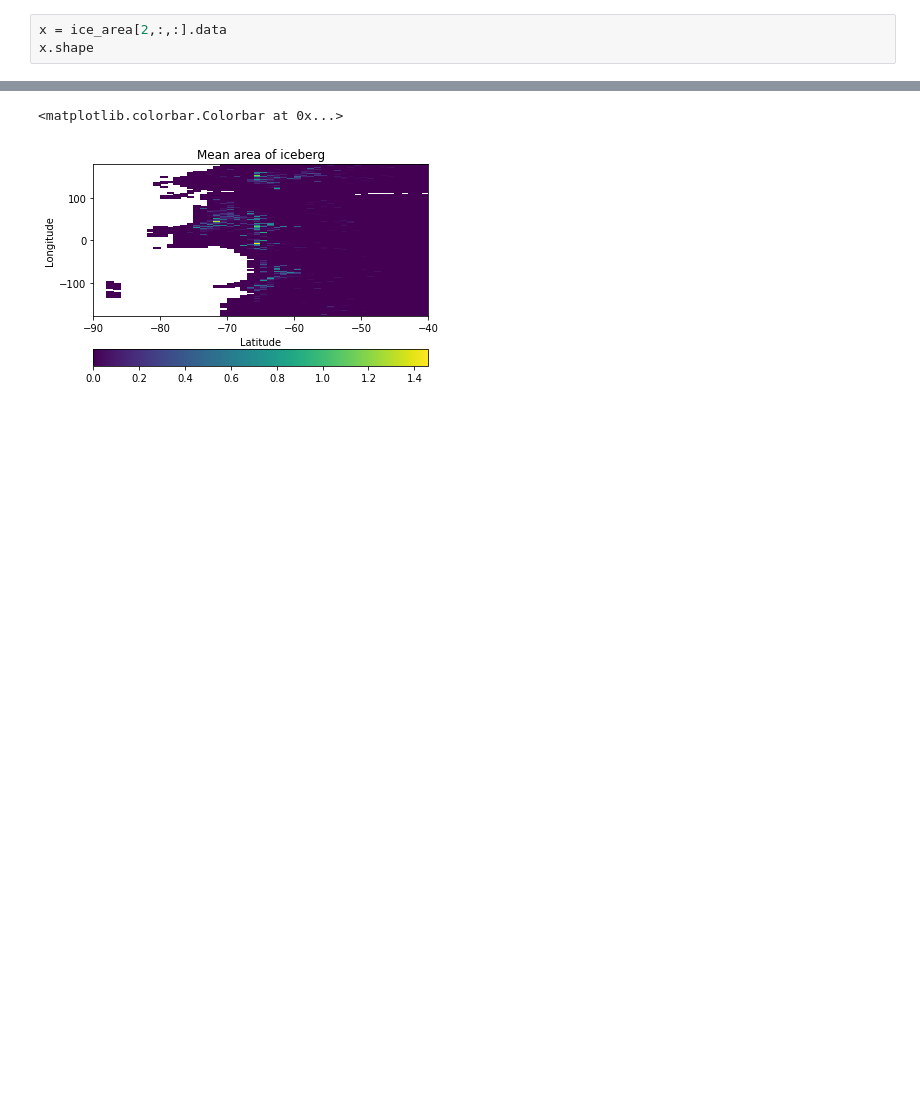
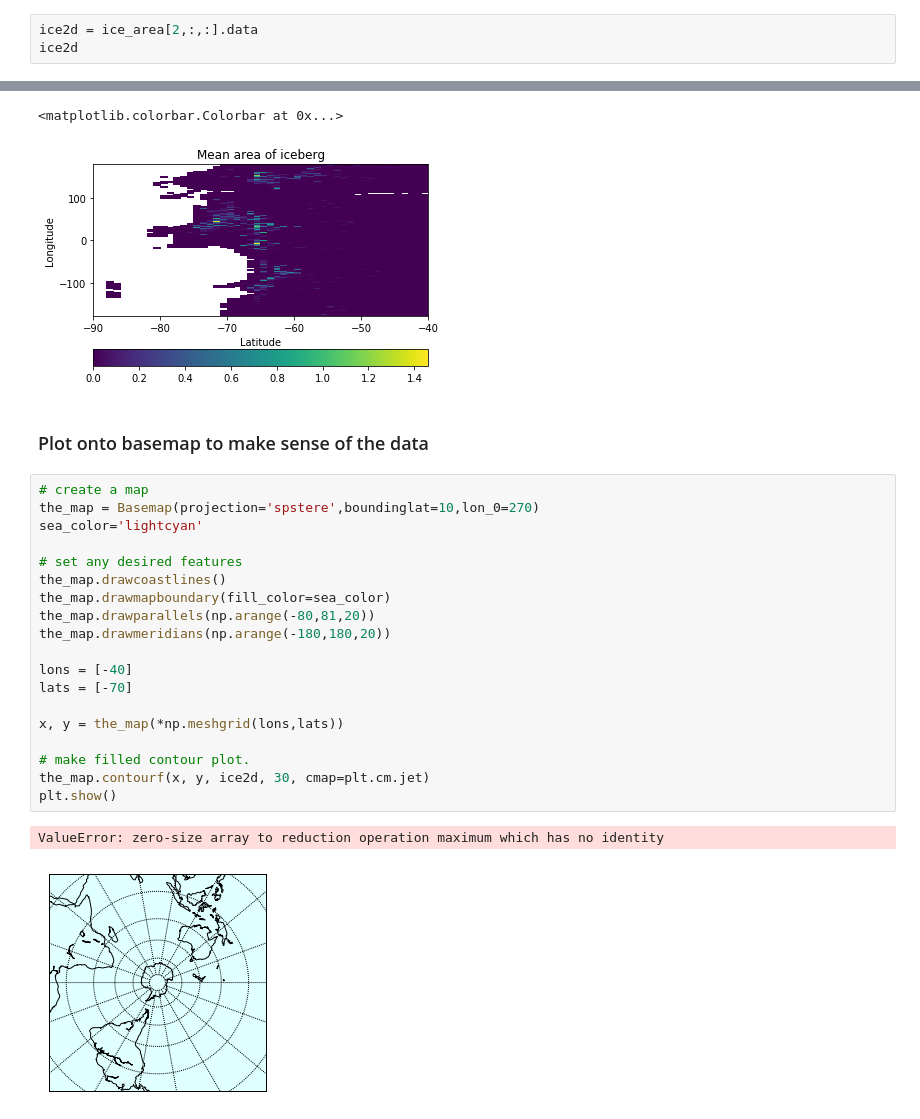
Before and after one commit to codeybear/Icebergs, a Jupyter notebook: ALTIBERG.ipynb, the cells around one changed output, grey strips where cells are left out. Saved outputs shown, nothing was run; the diff lists cells and outputs as text; blank space fills up the shorter version.

```diff
--- a/ALTIBERG.ipynb
+++ b/ALTIBERG.ipynb
@@ -182,6 +188,6 @@ longitude - 0 to 360 with 2 degrees precision
 B30 is currently at -63, -141
 A lot of the data is nan, but there is
 # %%
-x = ice_area[2,:,:].data
-x.shape
+ice2d = ice_area[2,:,:].data
+ice2d
 # %% [output]
@@ -210,3 +222,27 @@ cannot be safely cast to variable data type
 cannot be safely cast to variable data type
 <matplotlib.colorbar.Colorbar at 0x...>
 [figure]
+# %% [markdown]
+### Plot onto basemap to make sense of the data
+# %%
+# create a map
+the_map = Basemap(projection='spstere',boundinglat=10,lon_0=270)
+sea_color='lightcyan'
+
+# set any desired features
+the_map.drawcoastlines()
+the_map.drawmapboundary(fill_color=sea_color)
+the_map.drawparallels(np.arange(-80,81,20))
+the_map.drawmeridians(np.arange(-180,180,20))
+
+lons = [-40]
+lats = [-70]
+
+x, y = the_map(*np.meshgrid(lons,lats))
+
+# make filled contour plot.
+the_map.contourf(x, y, ice2d, 30, cmap=plt.cm.jet)
+plt.show()
+# %% [output]
+ValueError: zero-size array to reduction operation maximum which has no identity
+[figure, added]
```
Also changed, not shown: parts of 2 cells of this notebook, 1 other file.
